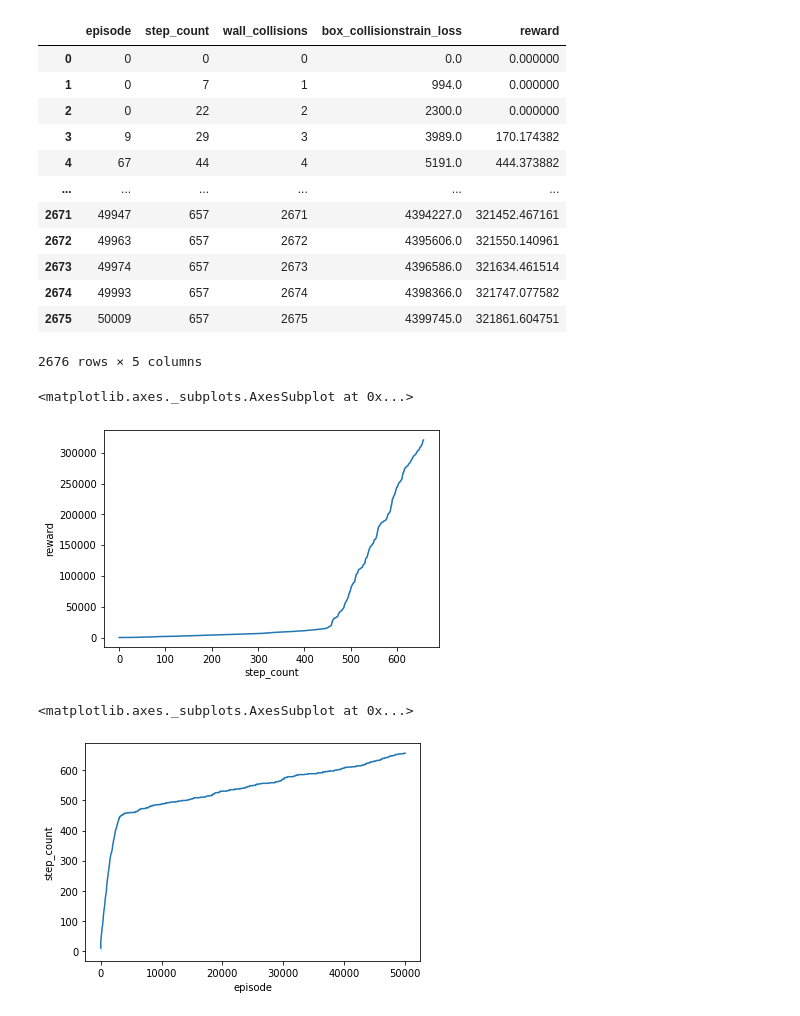
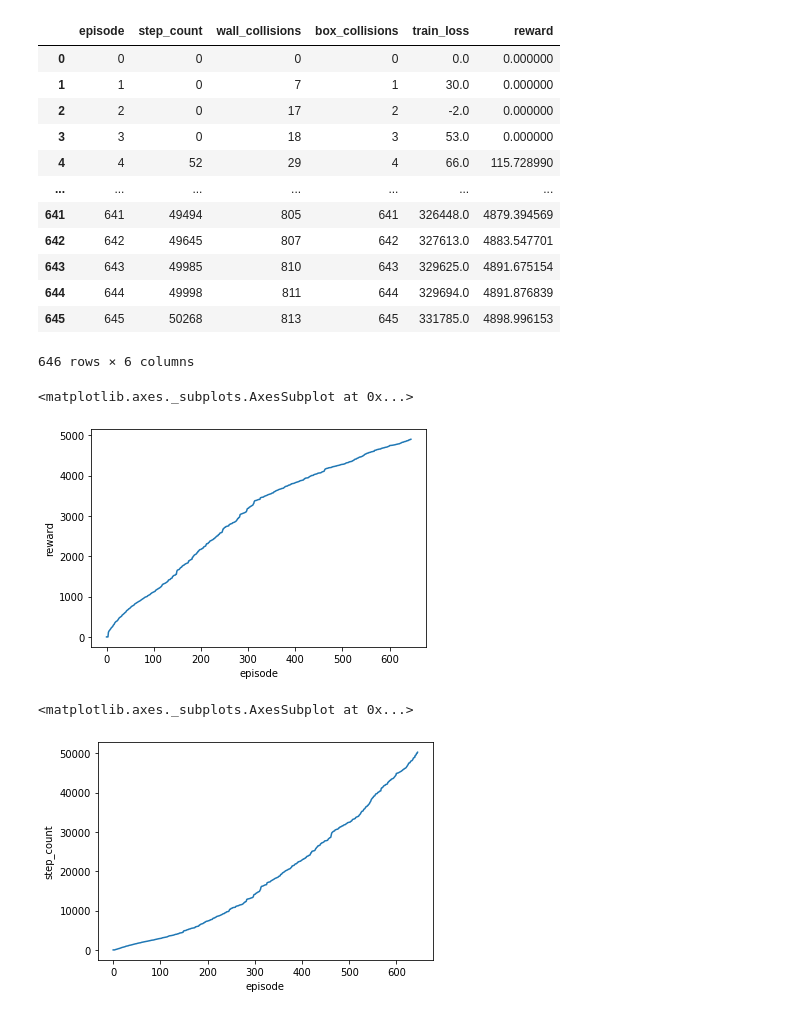
Before and after one commit to neuralcodinglab/RL-mobility, a Jupyter notebook: Python/Experiments/test01-10_evaluation.ipynb, the cells around one changed output. Drawn from its saved outputs; the diff is of its cells as text; code cells hidden in the pictures.

Commit message:
test04 training

```diff
--- a/Python/Experiments/test01-10_evaluation.ipynb
+++ b/Python/Experiments/test01-10_evaluation.ipynb
@@ -4,33 +4,33 @@ import seaborn as sns
 import matplotlib.pyplot as plt
 import numpy as np
 # %%
-LOGFILE = 'Out/test-03.csv'
+LOGFILE = 'Out/test-04.csv'
 data = pd.read_csv(LOGFILE)
 data
 # %% [output]
-|  | episode | step_count | wall_collisions | box_collisionstrain_loss | reward |
-| 0 | 0 | 0 | 0 | 0.0 | 0.000000 |
-| 1 | 0 | 7 | 1 | 994.0 | 0.000000 |
-| 2 | 0 | 22 | 2 | 2300.0 | 0.000000 |
-| 3 | 9 | 29 | 3 | 3989.0 | 170.174382 |
-| 4 | 67 | 44 | 4 | 5191.0 | 444.373882 |
-| ... | ... | ... | ... | ... | ... |
-| 2671 | 49947 | 657 | 2671 | 4394227.0 | 321452.467161 |
-| 2672 | 49963 | 657 | 2672 | 4395606.0 | 321550.140961 |
-| 2673 | 49974 | 657 | 2673 | 4396586.0 | 321634.461514 |
-| 2674 | 49993 | 657 | 2674 | 4398366.0 | 321747.077582 |
-| 2675 | 50009 | 657 | 2675 | 4399745.0 | 321861.604751 |
+|  | episode | step_count | wall_collisions | box_collisions | train_loss | reward |
+| 0 | 0 | 0 | 0 | 0 | 0.0 | 0.000000 |
+| 1 | 1 | 0 | 7 | 1 | 30.0 | 0.000000 |
+| 2 | 2 | 0 | 17 | 2 | -2.0 | 0.000000 |
+| 3 | 3 | 0 | 18 | 3 | 53.0 | 0.000000 |
+| 4 | 4 | 52 | 29 | 4 | 66.0 | 115.728990 |
+| ... | ... | ... | ... | ... | ... | ... |
+| 641 | 641 | 49494 | 805 | 641 | 326448.0 | 4879.394569 |
+| 642 | 642 | 49645 | 807 | 642 | 327613.0 | 4883.547701 |
+| 643 | 643 | 49985 | 810 | 643 | 329625.0 | 4891.675154 |
+| 644 | 644 | 49998 | 811 | 644 | 329694.0 | 4891.876839 |
+| 645 | 645 | 50268 | 813 | 645 | 331785.0 | 4898.996153 |
-2676 rows × 5 columns
+646 rows × 6 columns
 # %%
-sns.lineplot(data=data,x='step_count',y='reward')
+sns.lineplot(data=data,x='episode',y='reward')
 # %% [output]
 <matplotlib.axes._subplots.AxesSubplot at 0x...>
-[figure, old version]
+[figure, new version]
 # %%
 sns.lineplot(data=data,x='episode',y='step_count')
 # %% [output]
 <matplotlib.axes._subplots.AxesSubplot at 0x...>
-[figure, old version]
+[figure, new version]
 # %%
 plt.plot(np.diff(data.step_count))
 # %% [output]
```
Also changed, not shown: parts of 1 cell of this notebook.
